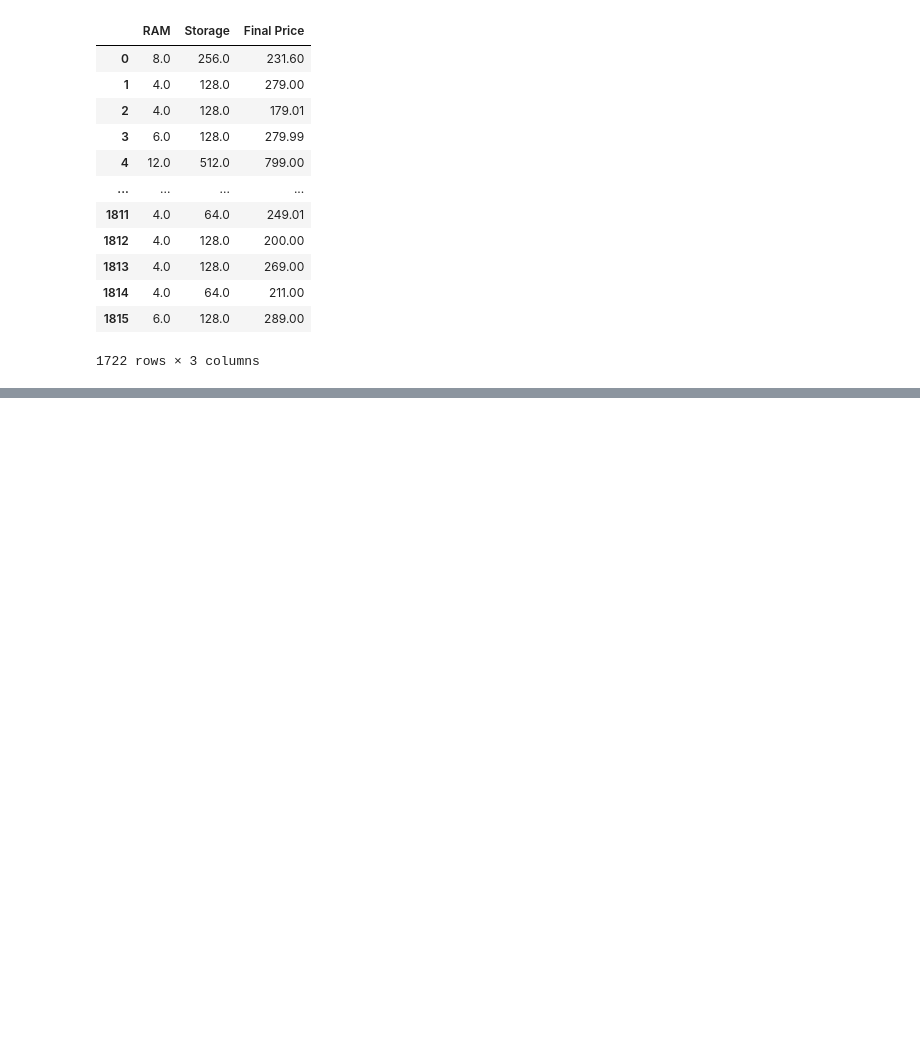
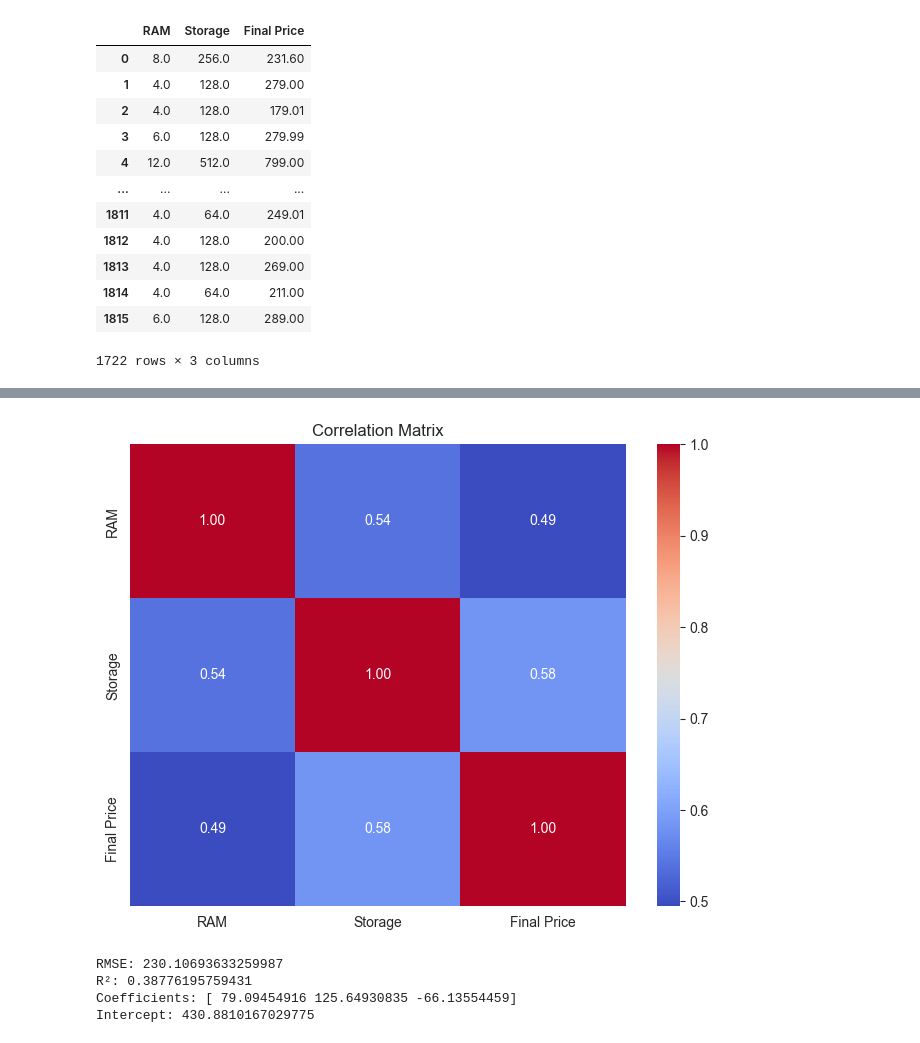
Before and after one commit to BusecanAntonio/SmartphonePriceDataset, a Jupyter notebook: SmartphonePriceDataset.ipynb, the cells around one changed output, grey strips where cells are left out. Drawn from its saved outputs; the diff is of its cells as text; code cells hidden in the pictures; blank space fills up the shorter version.

Commit message:
Update SmartphonePriceDataset.ipynb
adaugarea celor 3 algoritmi

regresie lineara
Forrest
XGBOOST

```diff
--- a/SmartphonePriceDataset.ipynb
+++ b/SmartphonePriceDataset.ipynb
@@ -201,0 +250,45 @@ plt.show()
+# %%
+from IPython.display import display
+display(plt.gcf())
+
+# Codificarea Brand-ului cu LabelEncoder
+label_encoder = LabelEncoder()
+df.loc[:, 'Brand'] = label_encoder.fit_transform(df['Brand'])
+
+X = df[['RAM', 'Storage', 'Brand']]
+y = df['Final Price']
+
+# Impartirea datelor in seturi de antrenament si test
+X_train, X_test, y_train, y_test = train_test_split(X, y, test_size=0.2, random_state=42)
+
+# Standardizarea datelor
+scaler = StandardScaler()
+X_train_scaled = scaler.fit_transform(X_train)
+X_test_scaled = scaler.transform(X_test)
+
+# Crearea modelului de regresie liniara
+model = LinearRegression()
+
+# Antrenarea modelului
+model.fit(X_train_scaled, y_train)
+
+# Predictiile pe setul de test
+y_pred = model.predict(X_test_scaled)
+
+# Evaluarea performantei
+rmse = np.sqrt(mean_squared_error(y_test, y_pred))
+r2 = r2_score(y_test, y_pred)
+
+# Afisarea performantei
+print(f"RMSE: {rmse}")
+print(f"R²: {r2}")
+
+# Coefficients
+print(f"Coefficients: {model.coef_}")
+print(f"Intercept: {model.intercept_}")
+# %% [output]
+[figure, added]
+RMSE: 230.10693633259987
+R²: 0.38776195759431
+Coefficients: [ 79.09454916 125.64930835 -66.13554459]
+Intercept: 430.8810167029775
```
Also changed, not shown: parts of 10 cells of this notebook.
